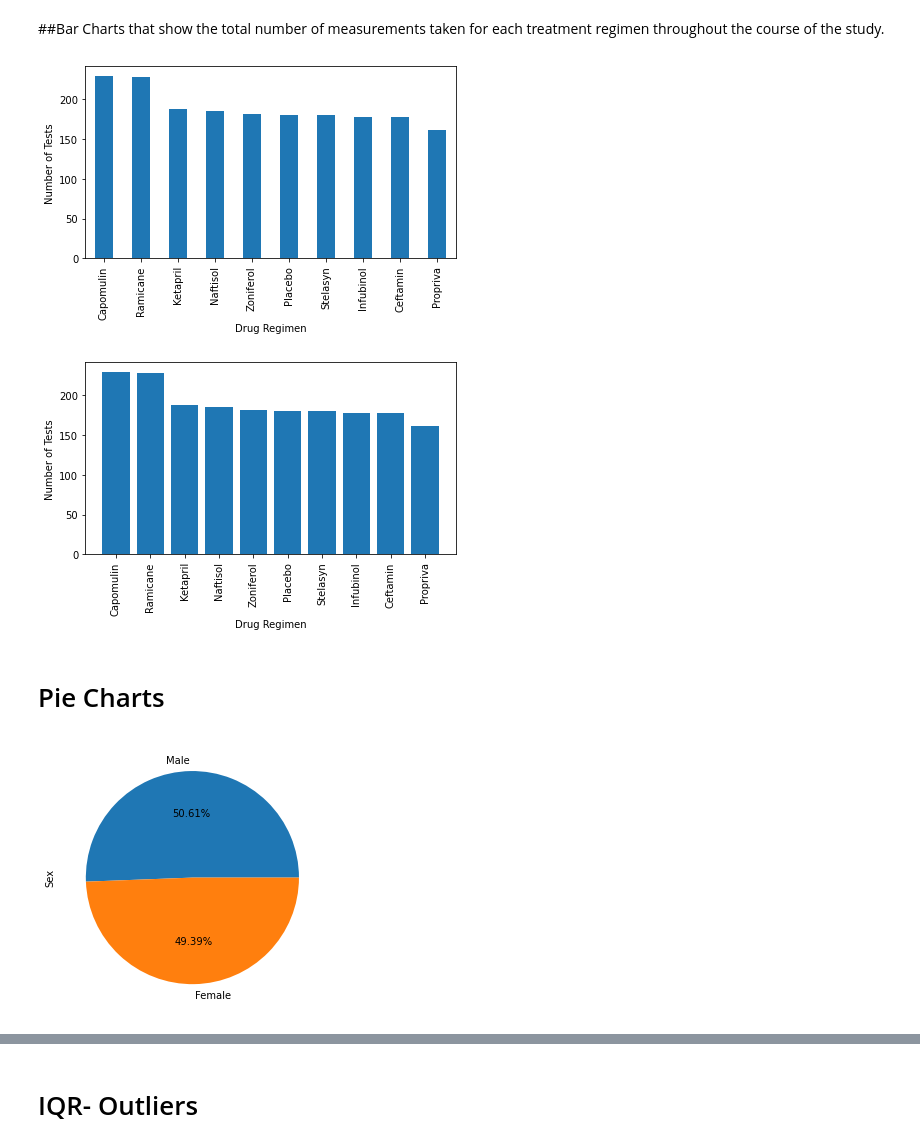
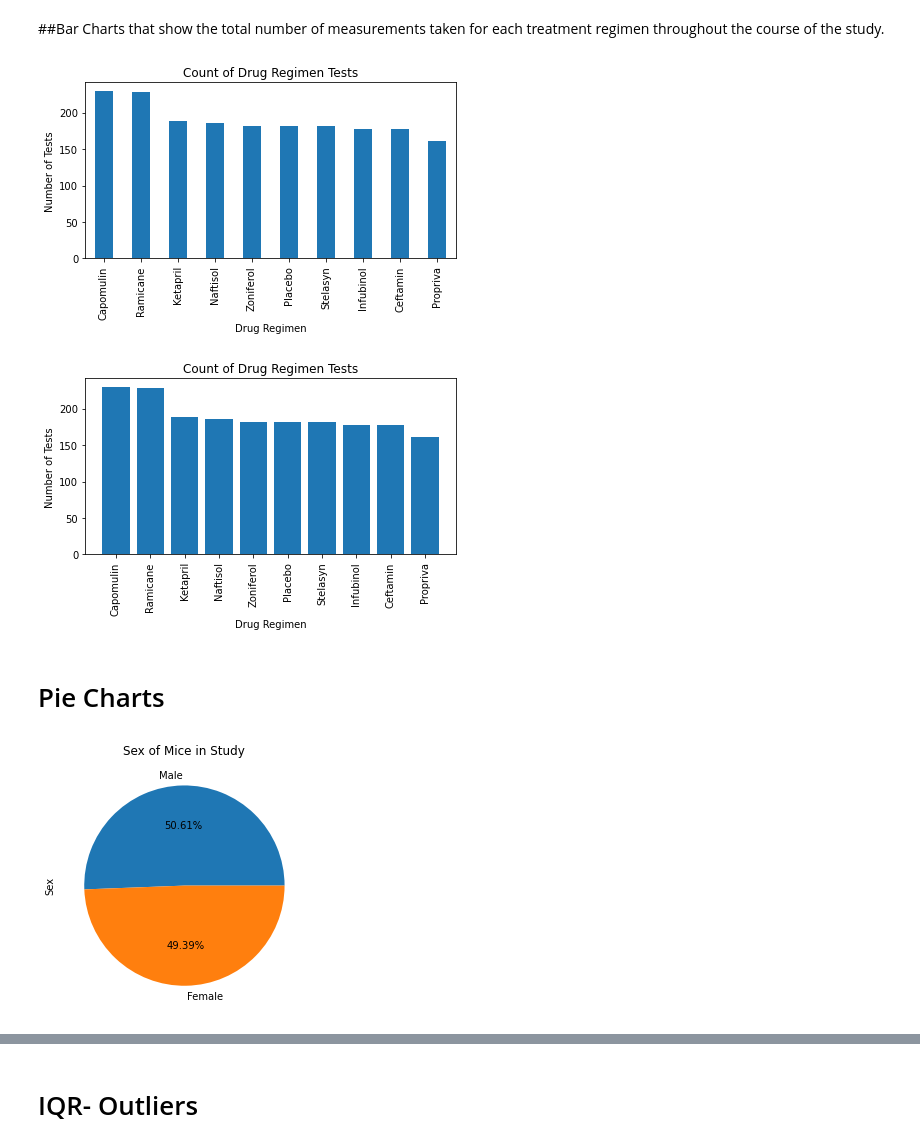
Before and after one commit to josiedeleon/Matplotlib--The-Power-of-Plots, a Jupyter notebook: Pymaceuticals.ipynb, the cells around one changed output, grey strips where cells are left out. Cells and saved outputs as stored; diff of their text form; code cells hidden in the pictures.

Commit message:
add line plot and titles on plots

```diff
--- a/Pymaceuticals.ipynb
+++ b/Pymaceuticals.ipynb
@@ -191,9 +191,10 @@ num_regimens.plot(kind='bar')
 # Add labels
 plt.xlabel('Drug Regimen')
 plt.ylabel('Number of Tests')
+plt.title('Count of Drug Regimen Tests')
 plt.tight_layout()
 # %% [output]
-[figure, old version]
+[figure, new version]
 # %%
 #Matplot Bar Chart
 num_regimens = clean_mouse_data['Drug Regimen'].value_counts()
@@ -201,19 +202,21 @@ plt.bar(num_regimens.index.values,num_regimens.values)
 plt.xlabel('Drug Regimen')
 plt.ylabel('Number of Tests')
 plt.xticks(rotation=90)
+plt.title('Count of Drug Regimen Tests')
 plt.tight_layout()
 # %% [output]
-[figure, old version]
+[figure, new version]
 # %% [markdown]
 # Pie Charts
 # %%
 #Generate a pie plot using both Pandas's DataFrame.plot() and Matplotlib's pyplot that shows the distribution of female or male mice in the study.
 
 mouse_gender_count =clean_mouse_data['Sex'].value_counts()
 mouse_gender_count.plot(kind= 'pie',autopct='%1.2f%%')
+plt.title('Sex of Mice in Study')
 plt.tight_layout()
 # %% [output]
-[figure, old version]
+[figure, new version]
 # %%
 #Matplot Pie Chart
 mouse_gender_count =clean_mouse_data.Sex.value_counts()
```
Also changed, not shown: parts of 7 cells of this notebook.
